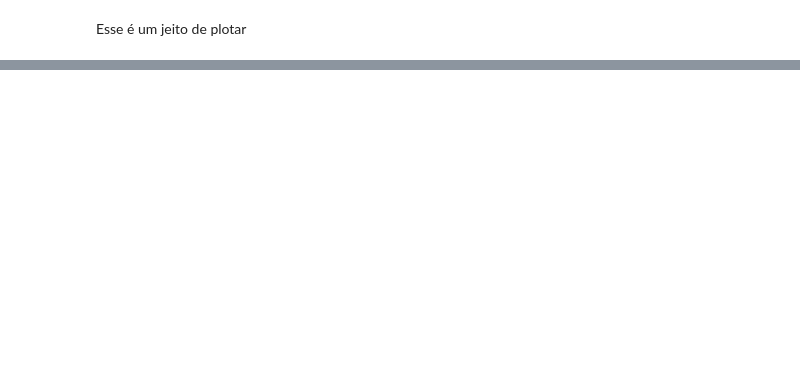
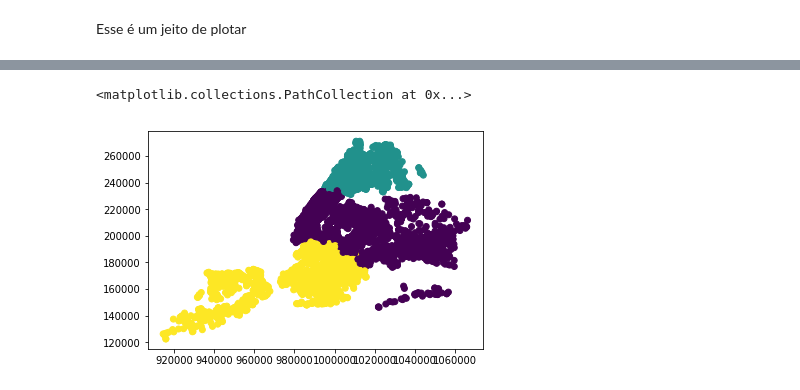
Before and after one commit to matheusmstos/ML-Comparing-Clusters, a Jupyter notebook: NY Rats/Clustering Techniques.ipynb, the cells around one changed output, grey strips where cells are left out. Cells and saved outputs as stored; diff of their text form; code cells hidden in the pictures; blank space fills up the shorter version.

```diff
--- a/NY Rats/Clustering Techniques.ipynb
+++ b/NY Rats/Clustering Techniques.ipynb
@@ -71,7 +76,10 @@ plt.scatter(X[:, 0], X[:, 1], c=two_means)
 # %%
 #sem memoria suficiente Memory Error
-#ward= ward.fit_predict(X)
-#plt.scatter(X[:, 0], X[:, 1], c=ward)
+ward= ward.fit_predict(X)
+plt.scatter(X[:, 0], X[:, 1], c=ward)
+# %% [output]
+<matplotlib.collections.PathCollection at 0x...>
+[figure, added]
 # %%
 #Warning sobre conectividade
 #spectral = spectral.fit_predict(X)
```
Also changed, not shown: parts of 8 cells of this notebook.
